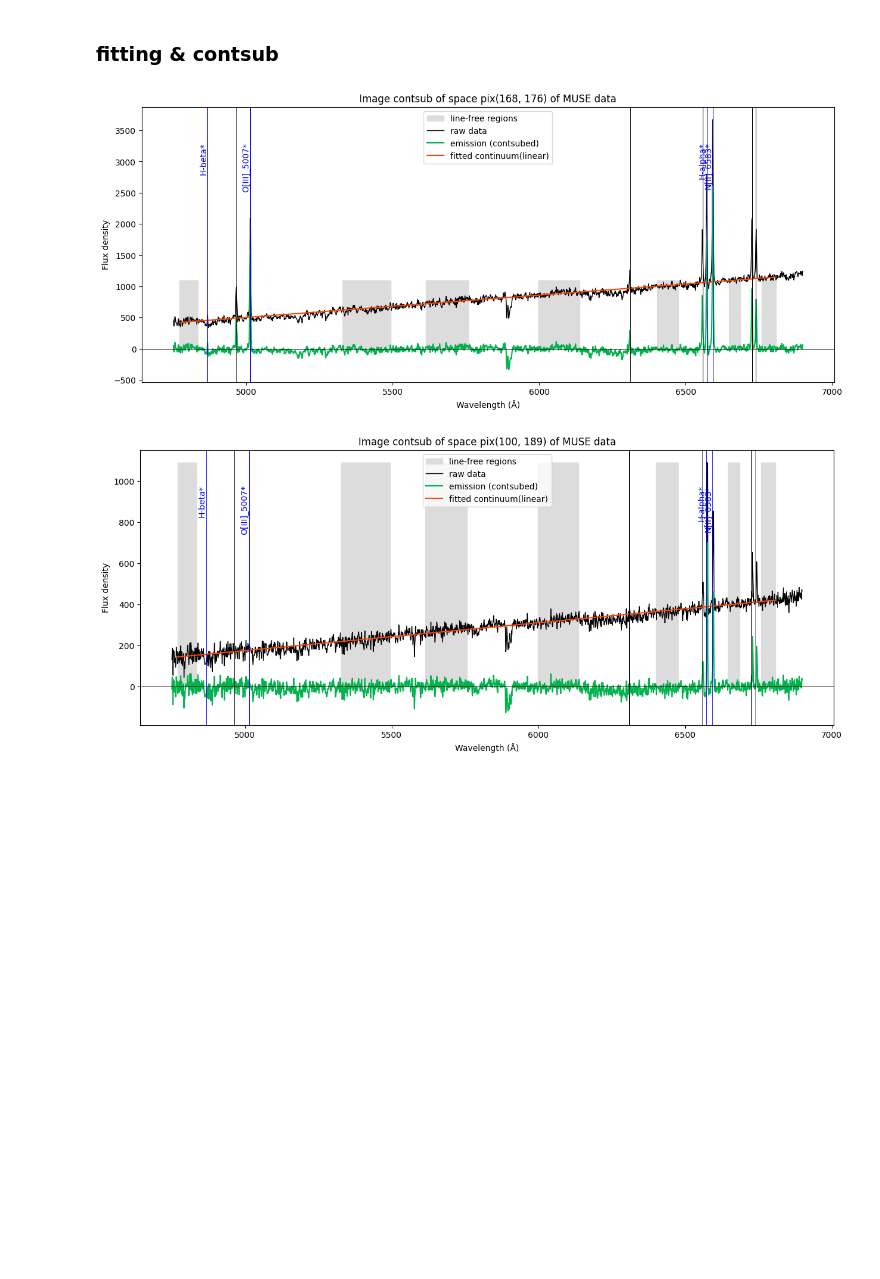
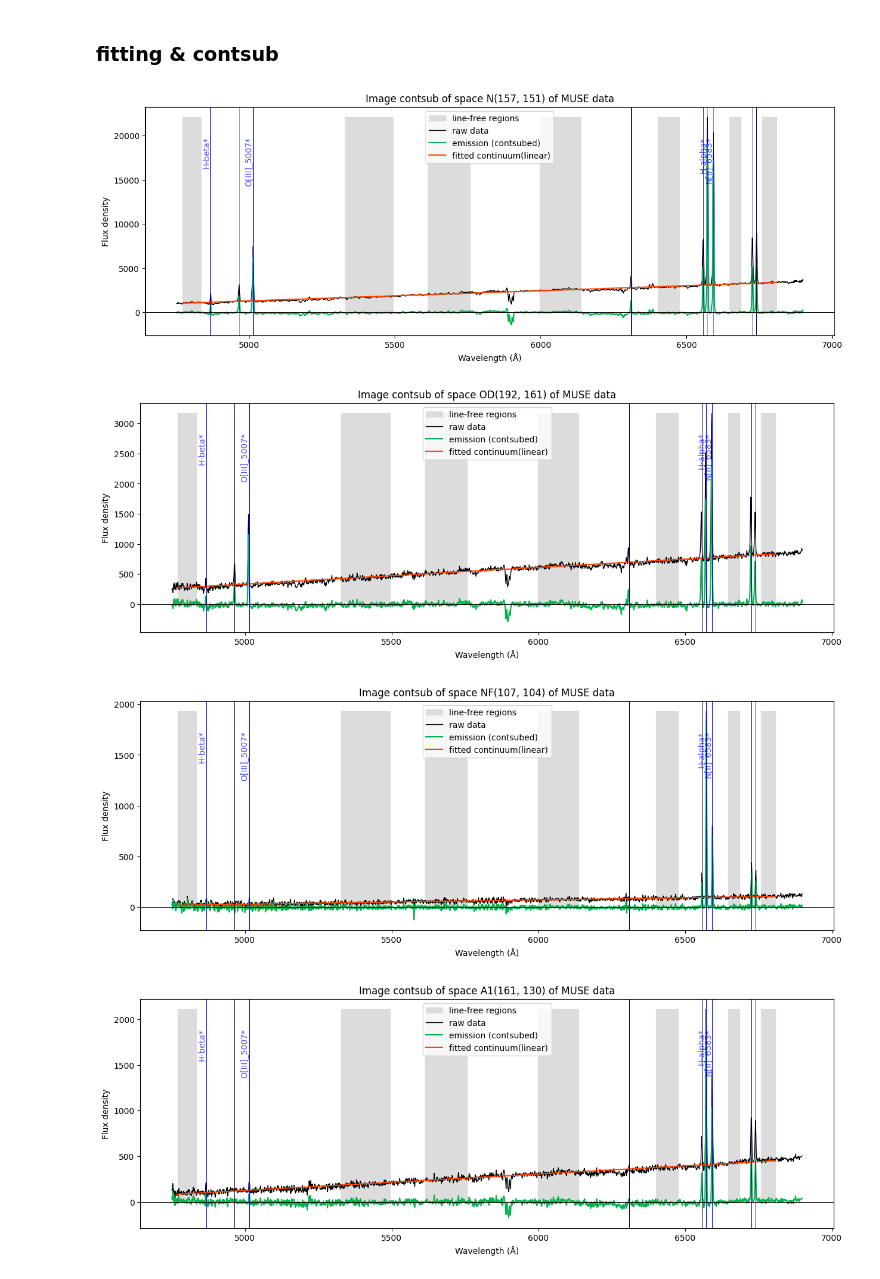
Before and after one commit to aqingo3o/Hello-Circinus, a Jupyter notebook: ionizedGas/py_contsub_linefree_samplingBPT.ipynb, the cells around one changed output. Saved outputs shown, nothing was run; the diff lists cells and outputs as text; code cells hidden in the pictures; blank space fills up the shorter version.

Commit message:
meaningful(?) pixels on MUSE IFU were mention
寫commit就是在亂拼亂拼字
總之加入了17個像素點
回去就把算強度的搞完

```diff
--- a/ionizedGas/py_contsub_linefree_samplingBPT.ipynb
+++ b/ionizedGas/py_contsub_linefree_samplingBPT.ipynb
@@ -101,19 +104,21 @@ emission_lines = [('H-beta*', (1+z)*4861), # 為什麼分兩邊寫因為我是
 # 輸入 ymax 以達到最佳顯示效果
 def Plot_emission(ymax):
     for n, l in emission_lines :
-        plt.axvline(l, color='r', linestyle="-", lw=0.7)
+        plt.axvline(l, color='b', linestyle="-", lw=0.7)
         if  '*' in n :
-            c='b'
-            plt.text(l, ymax*0.9, n, rotation=90, color=c, fontsize=10, ha='right', va='top')
+            plt.text(l, ymax*0.9, n, rotation=90, color='b', alpha=0.7, fontsize=10, ha='right', va='top')
         else :
-            c='k'
-        plt.axvline(l, color=c, linestyle="-", lw=0.7)
+            plt.axvline(l, color='k', linestyle="-", lw=0.7, alpha=0.7)
 # %% [markdown]
 ### **Choosen pixels
 選一些像素，取樣的意思啦
 # %%
 # 要 fit 哪個 pixel 的 continnum?
-sampling_pixels = [(168, 176), (100, 189)]
+pixel_sample = [('N', 157, 151), ('OD', 192, 161), ('NF', 107, 104),
+                ('A1', 161, 130), ('A2', 54, 133), ('A3', 131, 173), ('A4', 152, 143),
+                ('A5', 146, 165), ('A6', 166, 158), ('A7', 198, 90), ('A8', 129, 42),
+                ('C1', 144, 241), ('C2', 221, 224), ('C3', 230, 127),
+                ('S1', 60, 220), ('S2', 37, 153), ('S3', 242, 58),]
 # %% [markdown]
 ## Fitting
 先用的超簡單超乎天文的 fitting
@@ -152,8 +165,8 @@ contiL = []
 emiiL = []
 fluxL = [] # 每次的pixx要存起來畫圖
 
-for raP, decP in sampling_pixels:
-    pixx = muse_partiData[:, raP, decP]
+for _, RAp, DECp in pixel_sample:
+    pixx = muse_partiData[:, RAp, DECp]
     fluxL.append(pixx)
     conti, emii = Continnum_fitting(pixx)
     contiL.append(conti)
@@ -164,22 +184,25 @@ for raP, decP in sampling_pixels:
 ### fitting & contsub
 # %%
 # 畫個
+#for i, k in pixel_sample:
 for i in range(len(contiL)):
-    plt.figure(figsize=(15, 6))
-    plt.fill_between(lamb, -1, np.max(pixx), where=lineFree_channs, # 灰色格子是這樣做的
+    plt.figure(figsize=(15, 5))
+    plt.fill_between(lamb, -1, np.max(fluxL[i]), where=lineFree_channs, # 灰色格子是這樣做的
                     color='gainsboro', label="line-free regions")
     plt.plot(lamb, fluxL[i], c='k', lw=1, label='raw data')
     plt.plot(lamb, emiiL[i], c=(0, 0.7, 0.3), label='emission (contsubed)')
     plt.plot(fitting_lamb, contiL[i], c='orangered', label="fitted continuum(linear)")
 
     plt.axhline(0, c='k', lw=0.7)
     plt.xlabel("Wavelength (Å)")
     plt.ylabel("Flux density")
-    plt.title(f'Image contsub of space pix({sampling_pixels[i][0]}, {sampling_pixels[i][1]}) of MUSE data')
+    plt.title(f'Image contsub of space {pixel_sample[i][0]}({pixel_sample[i][1]}, {pixel_sample[i][2]}) of MUSE data')
     Plot_emission(np.max(fluxL[i]))
 
     plt.legend(loc='upper center')
     plt.show()
 # %% [output]
-[figure, old version]
+[figure, new version]
-[figure, old version]
+[figure, new version]
+[figure, added]
+[figure, added]
```
Also changed, not shown: parts of 7 cells of this notebook.
